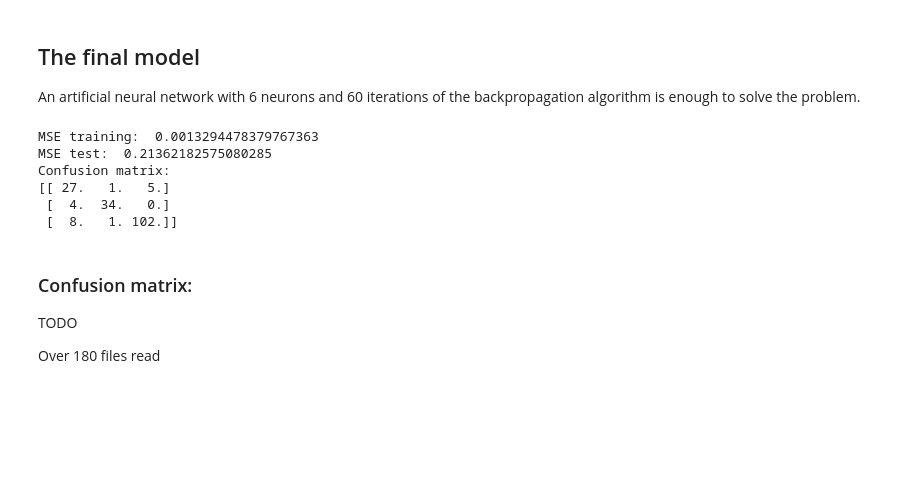
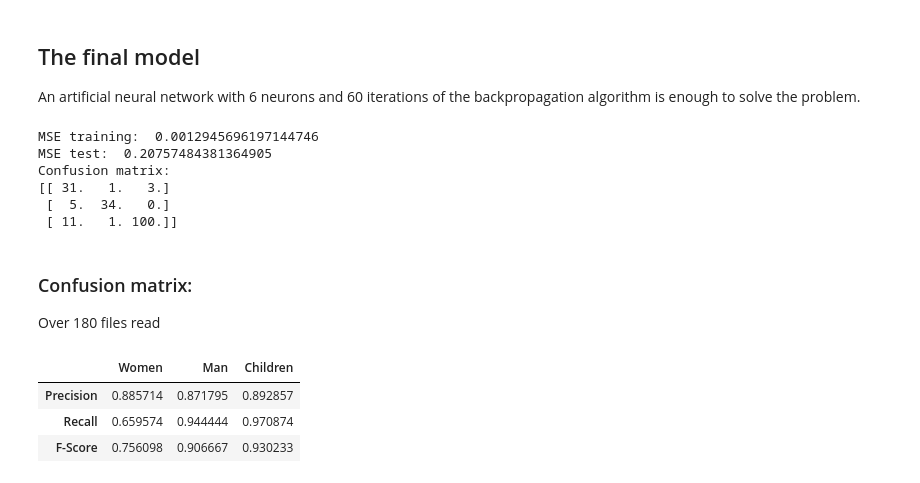
Before and after one commit to tiagoquin/mlg20-pw3, a Jupyter notebook: PW03-part3.ipynb, the cells around one changed output. Cells and saved outputs as stored; diff of their text form; code cells hidden in the pictures; blank space fills up the shorter version.

```diff
--- a/PW03-part3.ipynb
+++ b/PW03-part3.ipynb
@@ -341,6 +341,7 @@ N_NEURONS = [2, 4, 8, 12, 16]
 LEARNING_RATE = 0.01 # Pour la correction
 MOMENTUM = 0.5 # On pousse la boule avec de l'élan
 
+K = 5
 
 N_FEATURES = 52
 ACTIVATION_FUNCTION = 'tanh'
@@ -364,15 +365,45 @@ print('MSE test: ', MSE_test)
 print('Confusion matrix:')
 print(conf_mat)
 # %% [output]
-MSE training:  0.0013294478379767363
-MSE test:  0.21362182575080285
+MSE training:  0.0012945696197144746
+MSE test:  0.20757484381364905
 Confusion matrix:
-[[ 27.   1.   5.]
- [  4.  34.   0.]
- [  8.   1. 102.]]
+[[ 31.   1.   3.]
+ [  5.  34.   0.]
+ [ 11.   1. 100.]]
 # %% [markdown]
 ### Confusion matrix:
 
-TODO
-
 Over 180 files read
+# %%
+# We define three functions to find true positives, and eval both precision and recall
+def true_positive(mat):
+    return np.diag(mat)
+
+def evalPrecision(mat, tp):
+    return tp / np.sum(mat, axis=1)
+
+def evalRecall(mat, tp):
+    return tp / np.sum(mat, axis=0)
+
+def calcFScore(precision, recall):
+    return 2 * ((precision * recall) / (precision + recall))
+
+tp = true_positive(conf_mat)
+
+precision_score = evalPrecision(conf_mat, tp)
+recall_score = evalRecall(conf_mat, tp)
+f_score = calcFScore(precision_score, recall_score)
+
+result_data = np.array([precision_score, recall_score, f_score])
+categories = np.array(["Women", "Man", "Children"])
+ind = np.array(["Precision", "Recall", "F-Score"])
+
+
+df = pd.DataFrame(data=result_data, columns=categories, index=ind)
+df
+# %% [output]
+|  | Women | Man | Children |
+| Precision | 0.885714 | 0.871795 | 0.892857 |
+| Recall | 0.659574 | 0.944444 | 0.970874 |
+| F-Score | 0.756098 | 0.906667 | 0.930233 |
```
Also changed, not shown: parts of 2 cells of this notebook, 3 other files.
